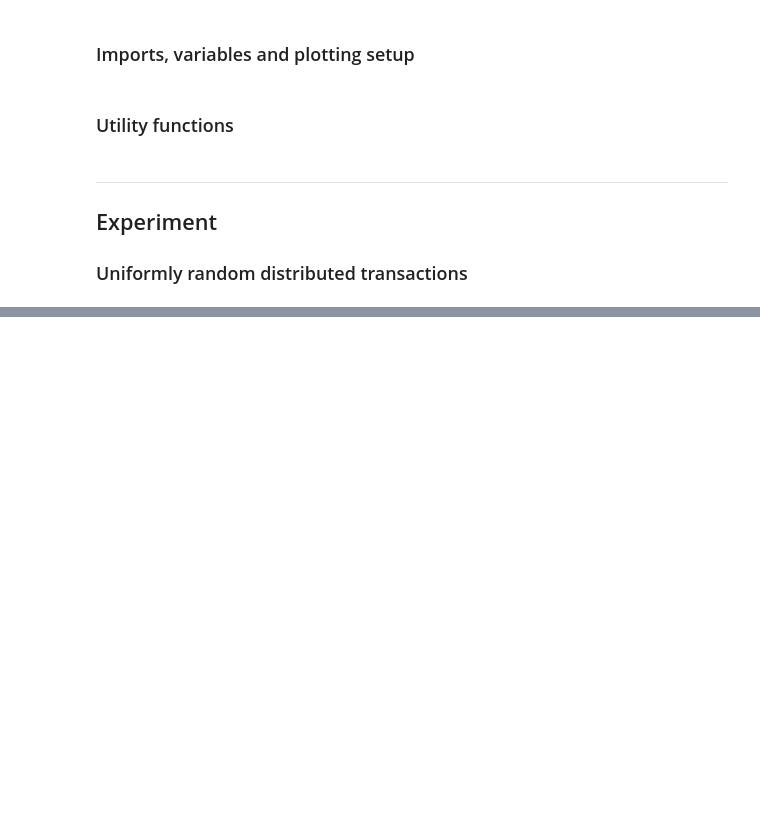
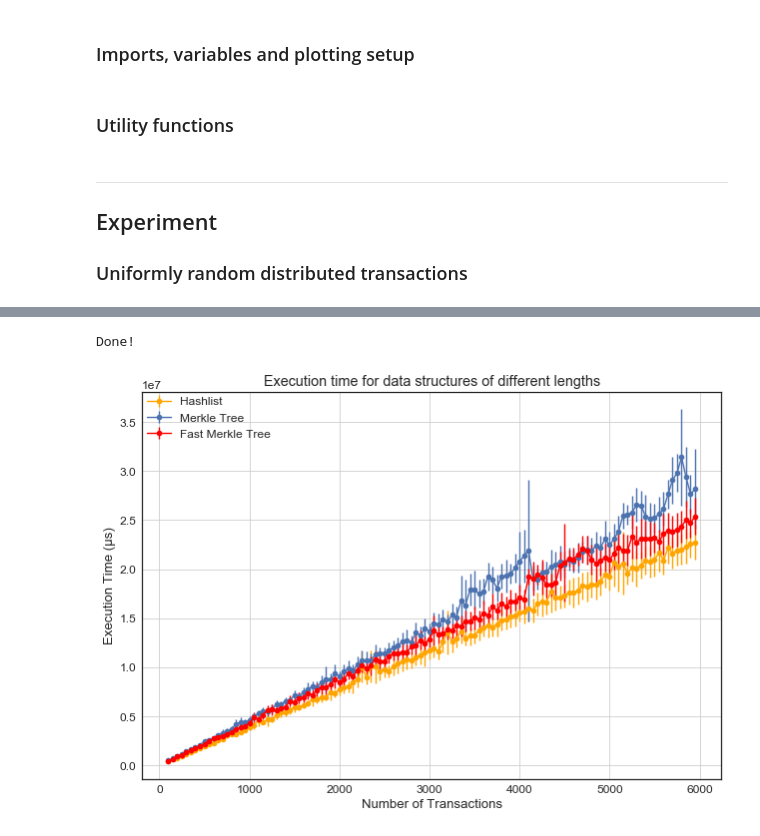
Before and after one commit to SimoneStefani/thesis-data-analysis, a Jupyter notebook: Thesis Data Analysis.ipynb, the cells around one changed output, grey strips where cells are left out. Saved outputs shown, nothing was run; the diff lists cells and outputs as text; code cells hidden in the pictures; blank space fills up the shorter version.

```diff
--- a/Thesis Data Analysis.ipynb
+++ b/Thesis Data Analysis.ipynb
@@ -38,8 +38,10 @@ def runExperiment(name, algo="mt", i=10, op="build"):
     os.system(EXPERIMENT_PATH + "/thesis " + "-algo=" + algo +  " -op=" + op + " -name=" + name + " -iter=" + str(i))
 
 # clean source and results folders
-def cleanup():
+def cleanupSource():
     os.system("rm " + EXPERIMENT_PATH + "/source/*.txt")
+
+def cleanupResults():
     os.system("rm " + EXPERIMENT_PATH + "/results/*.txt")
 # %%
 # generate n transactions of uniformly distributed length
@@ -123,0 +109,61 @@ Done!
+# %%
+def getRandUniformMemResults(algo, trials, rnge):
+    RES_PATH = '/results/result_mem_' + algo + '_'
+    NUM_TRIALS = trials
+
+    trials = np.arange(NUM_TRIALS)
+
+    for i in range(rnge[0], rnge[1], rnge[2]):
+        SAMPLE = str(i) + '_uniform_samples.txt'
+
+        # load daya in-memory for analysis
+        result = np.loadtxt(EXPERIMENT_PATH + RES_PATH + SAMPLE, dtype='int')
+        trials = np.vstack([trials, result])
+
+    return trials
+# %%
+RANGE = 100, 6000, 50
+TRIALS = 30
+
+
+# -- START EXPERIMENT -- #
+
+cleanupResults()
+genUniformData(RANGE)
+
+randUniformExperiment('hl', TRIALS, RANGE)
+hl_10_time_trials = getRandUniformTimeResults('hl', TRIALS, RANGE)
+hl_10_time_means, hl_10_time_stds = computeStats(hl_10_time_trials)
+hl_10_mem_trials = getRandUniformMemResults('hl', TRIALS, RANGE)
+hl_10_mem_means, hl_10_mem_stds = computeStats(hl_10_mem_trials)
+
+randUniformExperiment('mt', TRIALS, RANGE)
+mt_10_time_trials = getRandUniformTimeResults('mt', TRIALS, RANGE)
+mt_10_time_means, mt_10_time_stds = computeStats(mt_10_time_trials)
+mt_10_mem_trials = getRandUniformMemResults('mt', TRIALS, RANGE)
+mt_10_mem_means, mt_10_mem_stds = computeStats(mt_10_mem_trials)
+
+randUniformExperiment('fmt', TRIALS, RANGE)
+fmt_10_time_trials = getRandUniformTimeResults('fmt', TRIALS, RANGE)
+fmt_10_time_means, fmt_10_time_stds = computeStats(fmt_10_time_trials)
+fmt_10_mem_trials = getRandUniformMemResults('fmt', TRIALS, RANGE)
+fmt_10_mem_means, fmt_10_mem_stds = computeStats(fmt_10_mem_trials)
+
+lenghts = np.arange(RANGE[0], RANGE[1], RANGE[2])
+
+# -- END EXPERIMENT -- #
+
+
+# build plot
+plt.errorbar(lenghts, hl_10_time_means, yerr=hl_10_time_stds, marker='o', color='orange', label='Hashlist')
+plt.errorbar(lenghts, mt_10_time_means, yerr=mt_10_time_stds, marker='o', label='Merkle Tree')
+plt.errorbar(lenghts, fmt_10_time_means, yerr=fmt_10_time_stds, marker='o', color='red', label='Fast Merkle Tree')
+plt.title('Execution time for data structures of different lengths')
+plt.grid(True)
+plt.xlabel('Number of Transactions')
+plt.ylabel('Execution Time (µs)')
+plt.legend(bbox_to_anchor=(0, 1), loc=2, borderaxespad=0.)
+print('Done!')
+# %% [output]
+Done!
+[figure, added]
```
Also changed, not shown: parts of 5 cells of this notebook.
